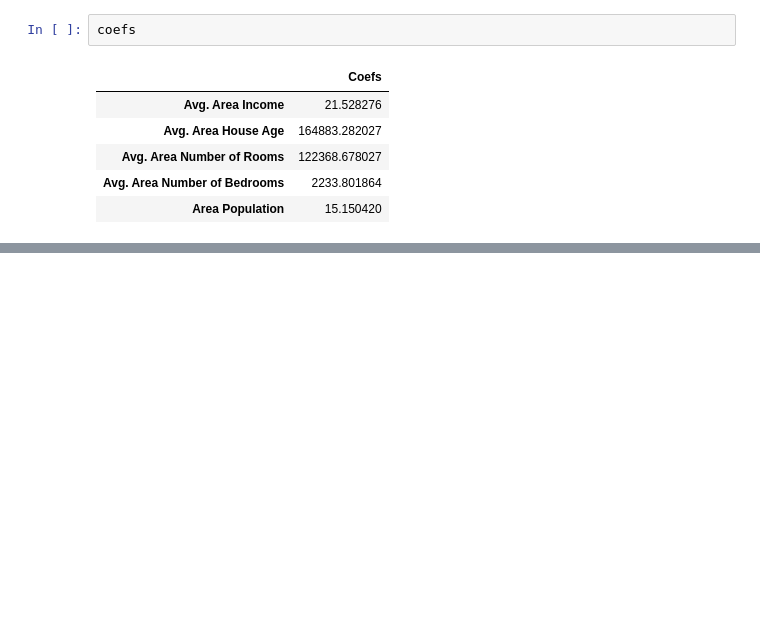
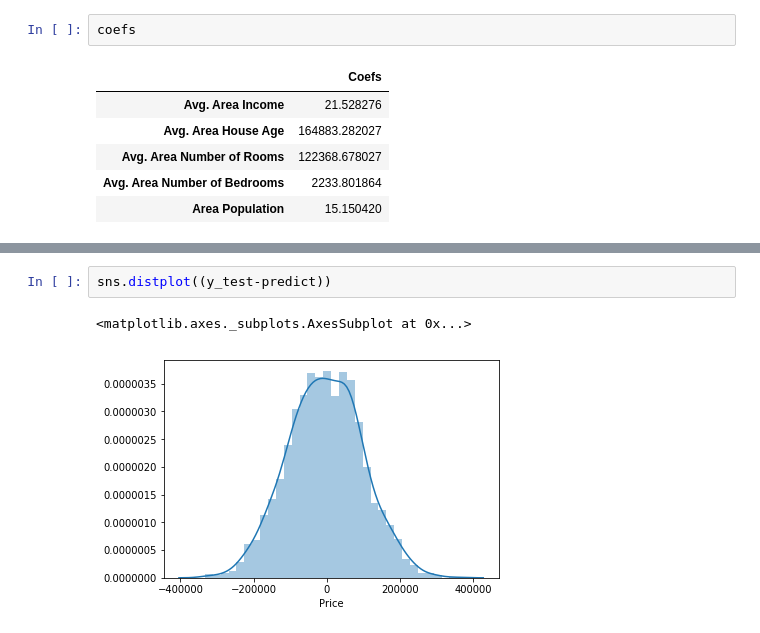
Before and after one commit to thiagosilva95/exercising-python-to-data-science, a Jupyter notebook: machine-learning/linear-regression/linear-regression-with-python.ipynb, the cells around one changed output, grey strips where cells are left out. Drawn from its saved outputs; the diff is of its cells as text; blank space fills up the shorter version.

```diff
--- a/machine-learning/linear-regression/linear-regression-with-python.ipynb
+++ b/machine-learning/linear-regression/linear-regression-with-python.ipynb
@@ -95,0 +109,5 @@ coefs
+# %%
+sns.distplot((y_test-predict))
+# %% [output]
+<matplotlib.axes._subplots.AxesSubplot at 0x...>
+[figure, added]
```
Also changed, not shown: parts of 3 cells of this notebook.
